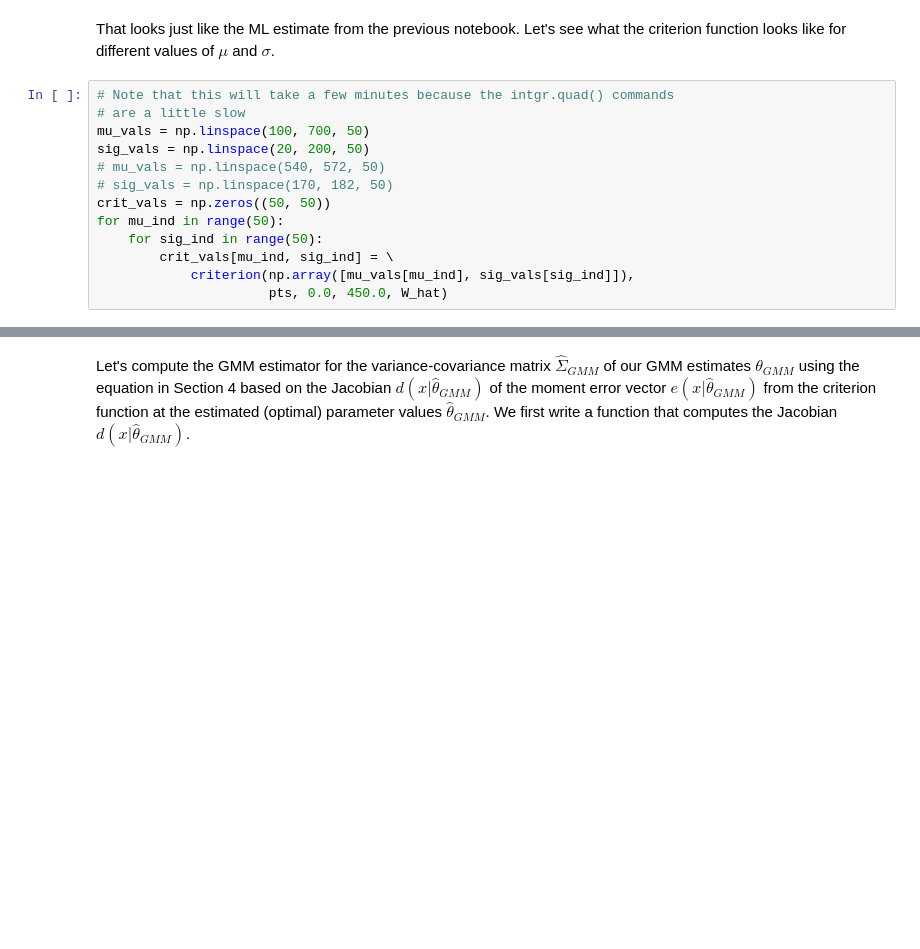
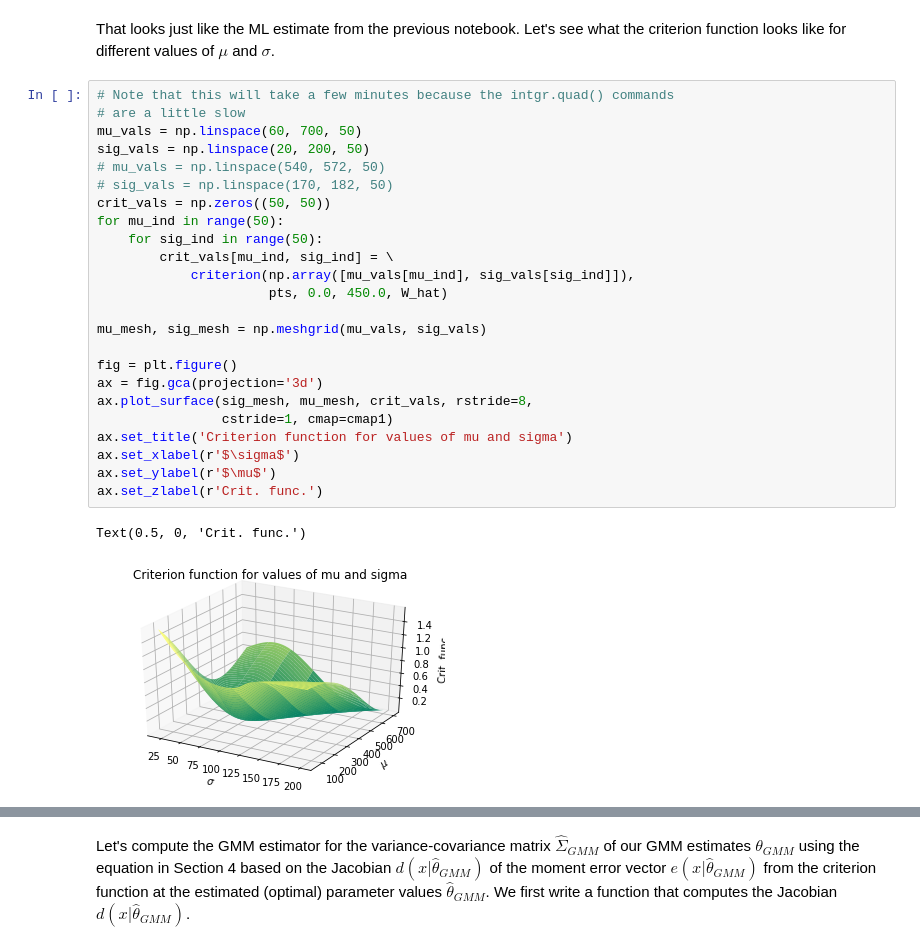
Before and after one commit to Kent0417/StructEst_W20, a Jupyter notebook: Notebooks/GMM/GMMest.ipynb, the cells around one changed output, grey strips where cells are left out. Drawn from its saved outputs; the diff is of its cells as text; blank space fills up the shorter version.

```diff
--- a/Notebooks/GMM/GMMest.ipynb
+++ b/Notebooks/GMM/GMMest.ipynb
@@ -552,13 +545,27 @@ That looks just like the ML estimate from the previous notebook. Let's see what
 # %%
 # Note that this will take a few minutes because the intgr.quad() commands
 # are a little slow
-mu_vals = np.linspace(100, 700, 50)
+mu_vals = np.linspace(60, 700, 50)
 sig_vals = np.linspace(20, 200, 50)
 # mu_vals = np.linspace(540, 572, 50)
 # sig_vals = np.linspace(170, 182, 50)
 crit_vals = np.zeros((50, 50))
 for mu_ind in range(50):
     for sig_ind in range(50):
         crit_vals[mu_ind, sig_ind] = \
             criterion(np.array([mu_vals[mu_ind], sig_vals[sig_ind]]),
                       pts, 0.0, 450.0, W_hat)
+
+mu_mesh, sig_mesh = np.meshgrid(mu_vals, sig_vals)
+
+fig = plt.figure()
+ax = fig.gca(projection='3d')
+ax.plot_surface(sig_mesh, mu_mesh, crit_vals, rstride=8,
+                cstride=1, cmap=cmap1)
+ax.set_title('Criterion function for values of mu and sigma')
+ax.set_xlabel(r'$\sigma$')
+ax.set_ylabel(r'$\mu$')
+ax.set_zlabel(r'Crit. func.')
+# %% [output]
+Text(0.5, 0, 'Crit. func.')
+[figure, added]
```
Also changed, not shown: parts of 23 cells of this notebook.
